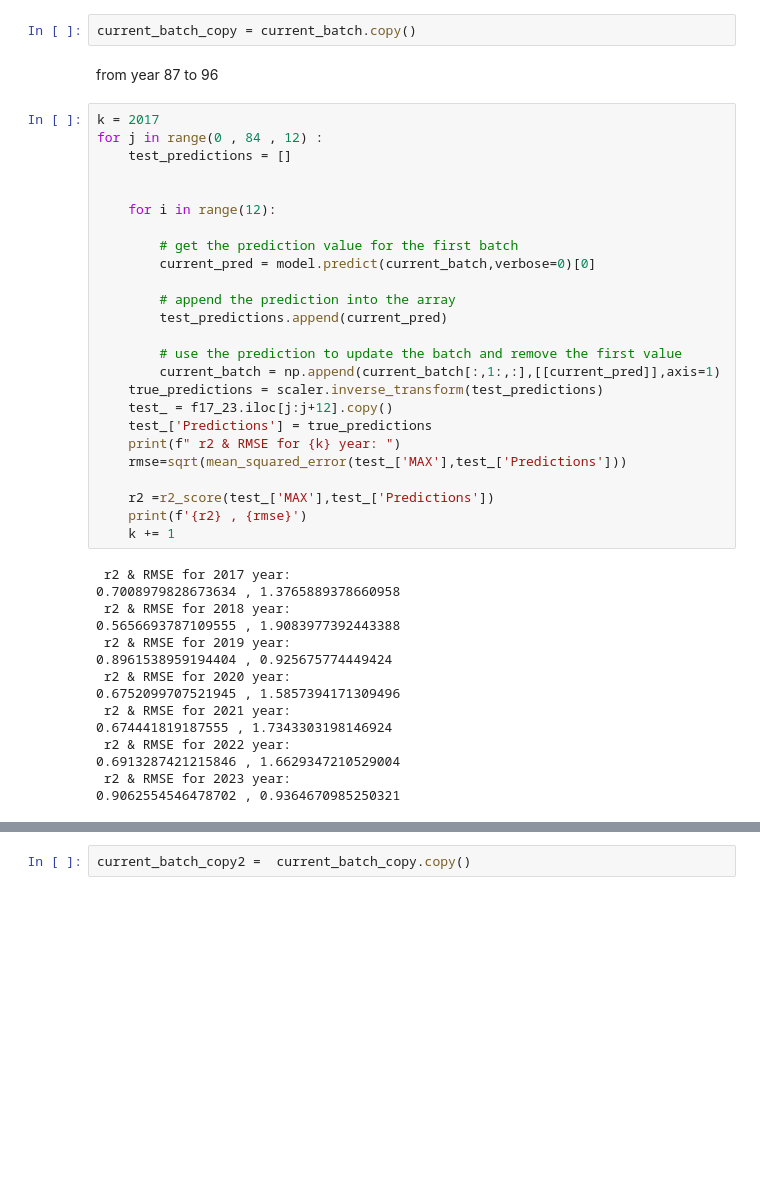
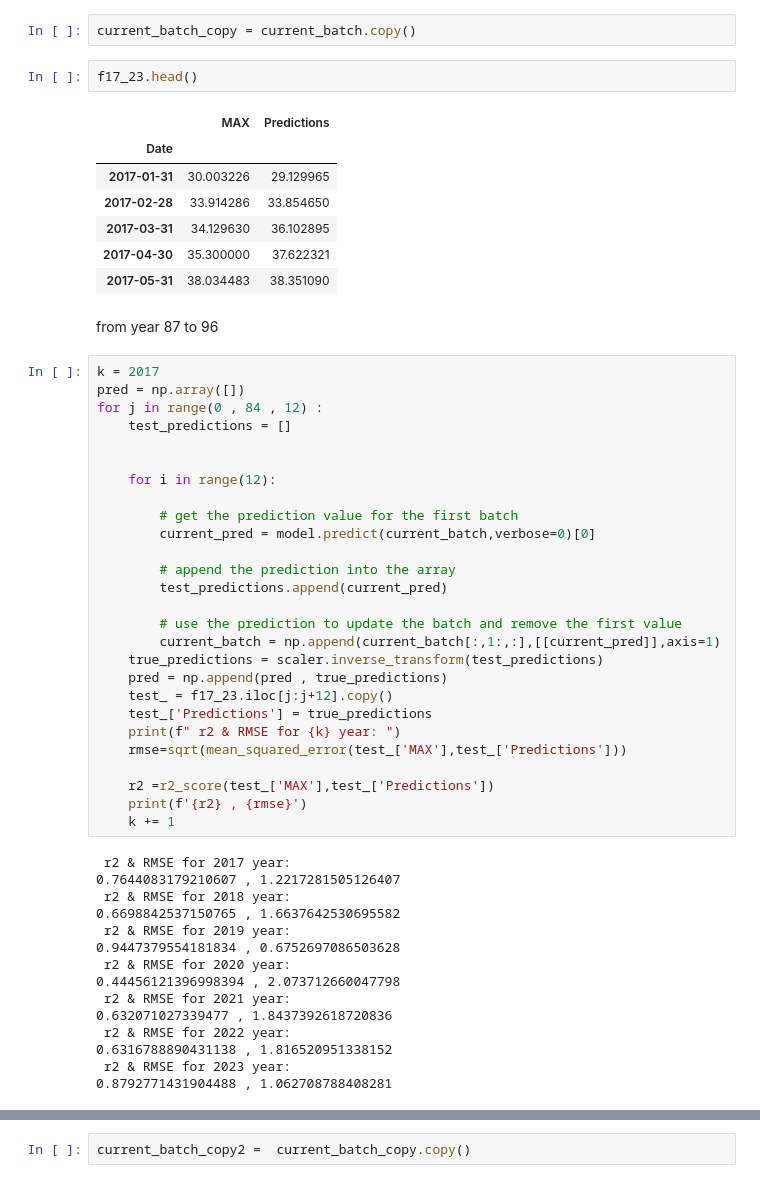
Before and after one commit to DeepMathukiya/Temperature, a Jupyter notebook: LSTM 2nd.ipynb, the cells around one changed output, grey strips where cells are left out. Drawn from its saved outputs; the diff is of its cells as text; blank space fills up the shorter version.

```diff
--- a/LSTM 2nd.ipynb
+++ b/LSTM 2nd.ipynb
@@ -557,10 +560,21 @@ r2_score(test['MAX'],test['Predictions'])
 Prediction With rmse and r2 for year 86
 # %%
 current_batch_copy = current_batch.copy()
+# %%
+f17_23.head()
+# %% [output]
+|  | MAX | Predictions |
+| Date |  |  |
+| 2017-01-31 | 30.003226 | 29.129965 |
+| 2017-02-28 | 33.914286 | 33.854650 |
+| 2017-03-31 | 34.129630 | 36.102895 |
+| 2017-04-30 | 35.300000 | 37.622321 |
+| 2017-05-31 | 38.034483 | 38.351090 |
 # %% [markdown]
 from year 87 to 96
 # %%
 k = 2017
+pred = np.array([])
 for j in range(0 , 84 , 12) :
     test_predictions = []
 
@@ -576,6 +590,7 @@ for j in range(0 , 84 , 12) :
         # use the prediction to update the batch and remove the first value
         current_batch = np.append(current_batch[:,1:,:],[[current_pred]],axis=1)
     true_predictions = scaler.inverse_transform(test_predictions)
+    pred = np.append(pred , true_predictions)
     test_ = f17_23.iloc[j:j+12].copy()
     test_['Predictions'] = true_predictions
     print(f" r2 & RMSE for {k} year: ")
@@ -586,16 +601,16 @@ for j in range(0 , 84 , 12) :
     k += 1
 # %% [output]
  r2 & RMSE for 2017 year:
-0.7008979828673634 , 1.3765889378660958
+0.7644083179210607 , 1.2217281505126407
  r2 & RMSE for 2018 year:
-0.5656693787109555 , 1.9083977392443388
+0.6698842537150765 , 1.6637642530695582
  r2 & RMSE for 2019 year:
-0.8961538959194404 , 0.925675774449424
+0.9447379554181834 , 0.6752697086503628
  r2 & RMSE for 2020 year:
-0.6752099707521945 , 1.5857394171309496
+0.44456121396998394 , 2.073712660047798
  r2 & RMSE for 2021 year:
-0.674441819187555 , 1.7343303198146924
+0.632071027339477 , 1.8437392618720836
  r2 & RMSE for 2022 year:
-0.6913287421215846 , 1.6629347210529004
+0.6316788890431138 , 1.816520951338152
  r2 & RMSE for 2023 year:
-0.9062554546478702 , 0.9364670985250321
+0.8792771431904488 , 1.062708788408281
```
Also changed, not shown: parts of 16 cells of this notebook, 2 other files.
